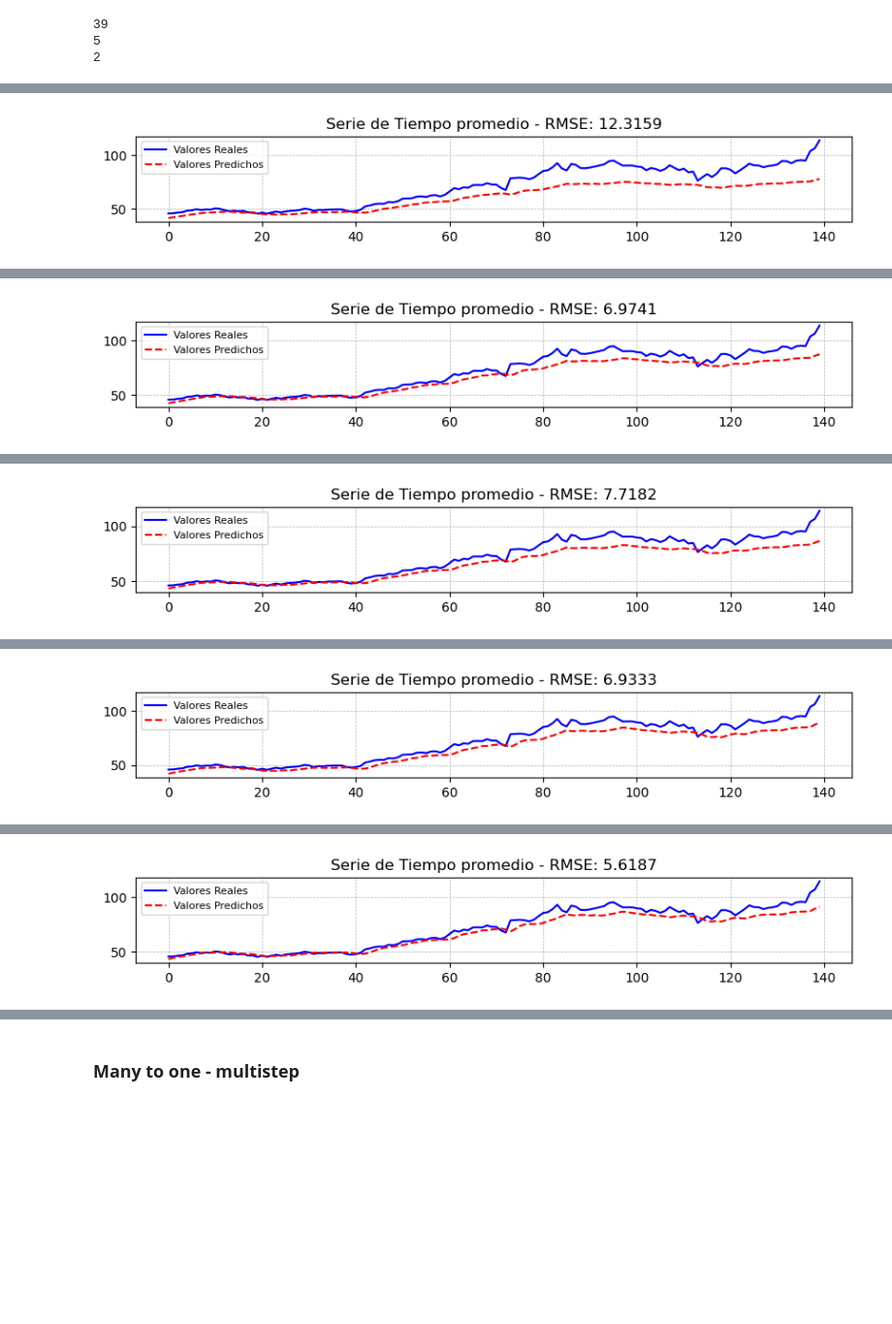
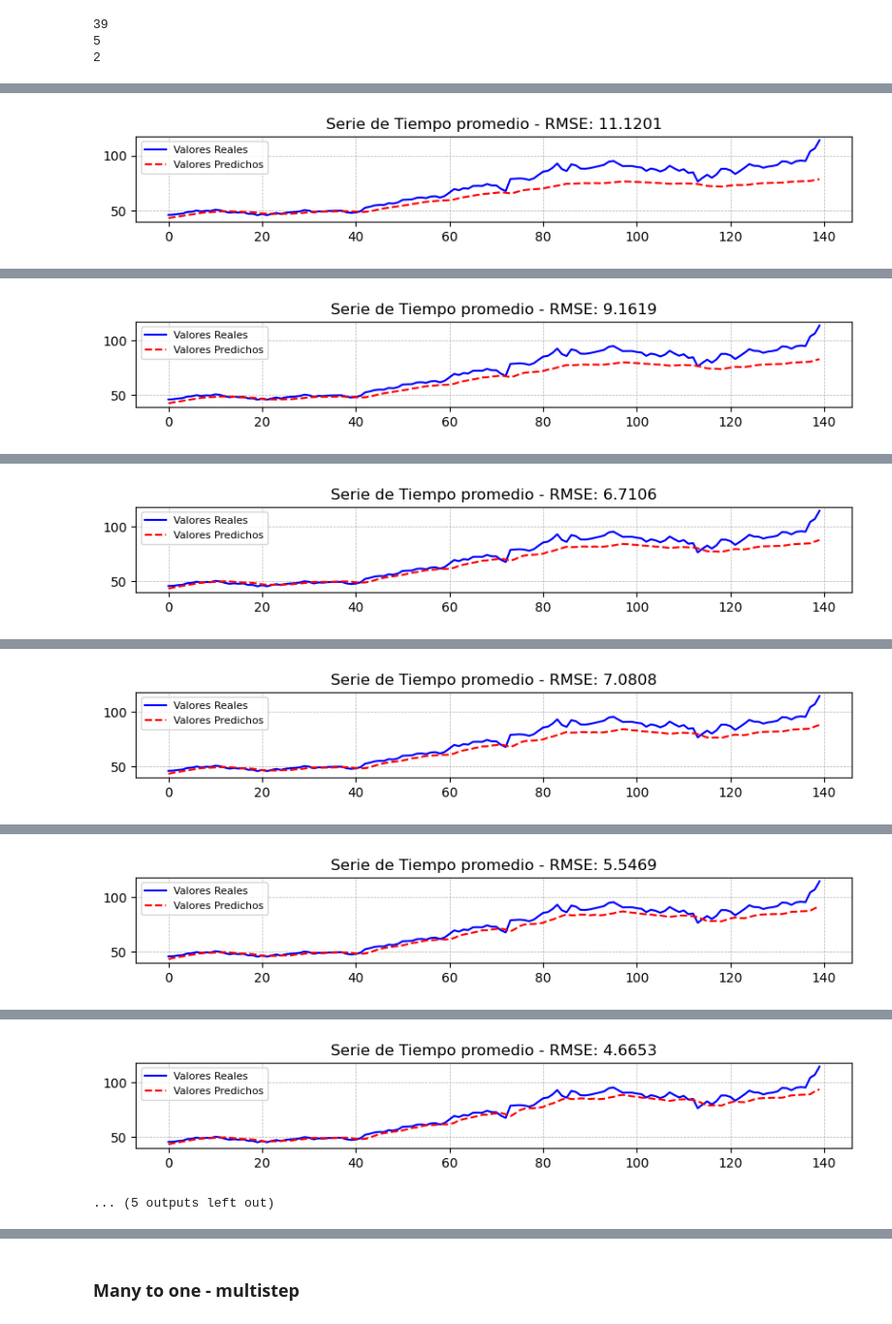
Before and after one commit to rvive/DeepLearning_for_CV, a Jupyter notebook: RNNs/lstm.ipynb, the cells around one changed output, grey strips where cells are left out. Shown at 97% size. Cells and saved outputs as stored; diff of their text form; code cells hidden in the pictures; blank space fills up the shorter version.

```diff
--- a/RNNs/lstm.ipynb
+++ b/RNNs/lstm.ipynb
@@ -567,8 +567,8 @@ for epoch in range(n_epochs):
     predicted = np.concatenate(y_predicted, axis=0)
     observed = np.concatenate(y_observed, axis=0)
 
-    predicted = scaler.inverse_transform(predicted)
-    observed = scaler.inverse_transform(observed)
+    predicted = mm.inverse_transform(predicted)
+    observed = mm.inverse_transform(observed)
 
     rmses = []
     for i in range(predicted.shape[1]):
@@ -611 +611 @@ Validation RMSE: 6.9740644
-[figure, old version]
+[figure, new version]
@@ -624,3 +623,5 @@ Validation RMSE: 4.427396     std: 0.0
+[figure, added]
+... (5 outputs left out)
 # %%
 x = np.linspace(1,len(val_hist),len(val_hist))
 plt.plot(x, train_hist, scalex=True, label="Training loss")
```
Also changed, not shown: parts of 36 cells of this notebook, 1 other file.
